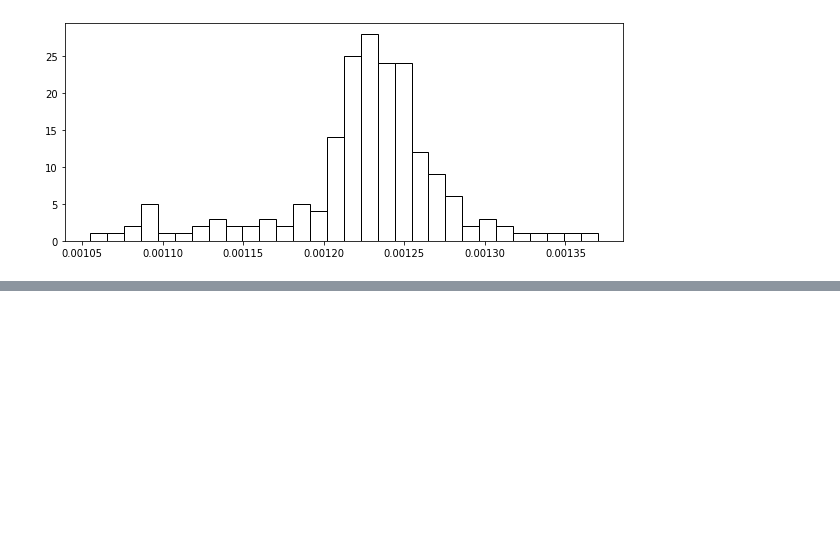
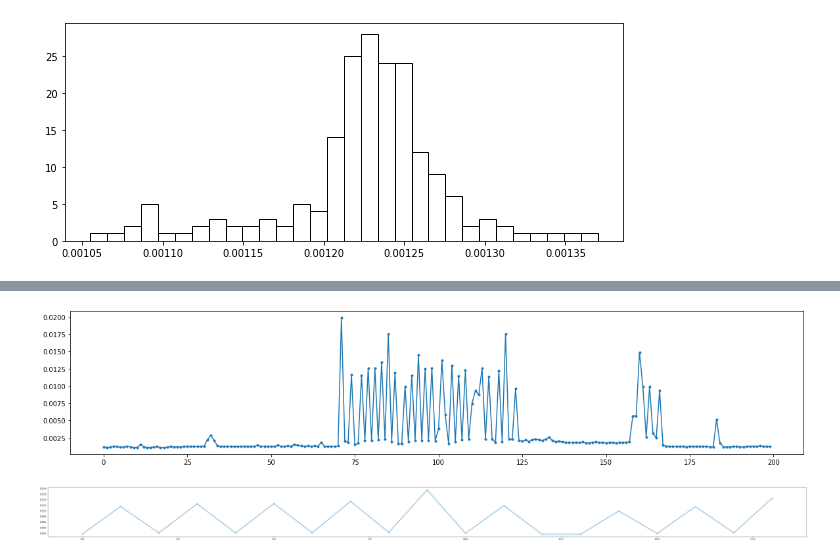
Before and after one commit to Gibadullina/BIS, a Jupyter notebook: Gibadullina_Regression_Colab.ipynb, the cells around one changed output, grey strips where cells are left out. Cells and saved outputs as stored; diff of their text form; code cells hidden in the pictures; blank space fills up the shorter version.

```diff
--- a/Gibadullina_Regression_Colab.ipynb
+++ b/Gibadullina_Regression_Colab.ipynb
@@ -84,0 +106,12 @@ plt.show()
+# %%
+plt.figure(figsize=(20,4))
+plt.plot(T[400:600], marker='.')
+plt.show()
+# %% [output]
+[figure, added]
+# %%
+plt.figure(figsize=(60,4))
+plt.plot(T[476:495], marker='.')
+plt.show()
+# %% [output]
+[figure, added]
```
Also changed, not shown: parts of 9 cells of this notebook.
